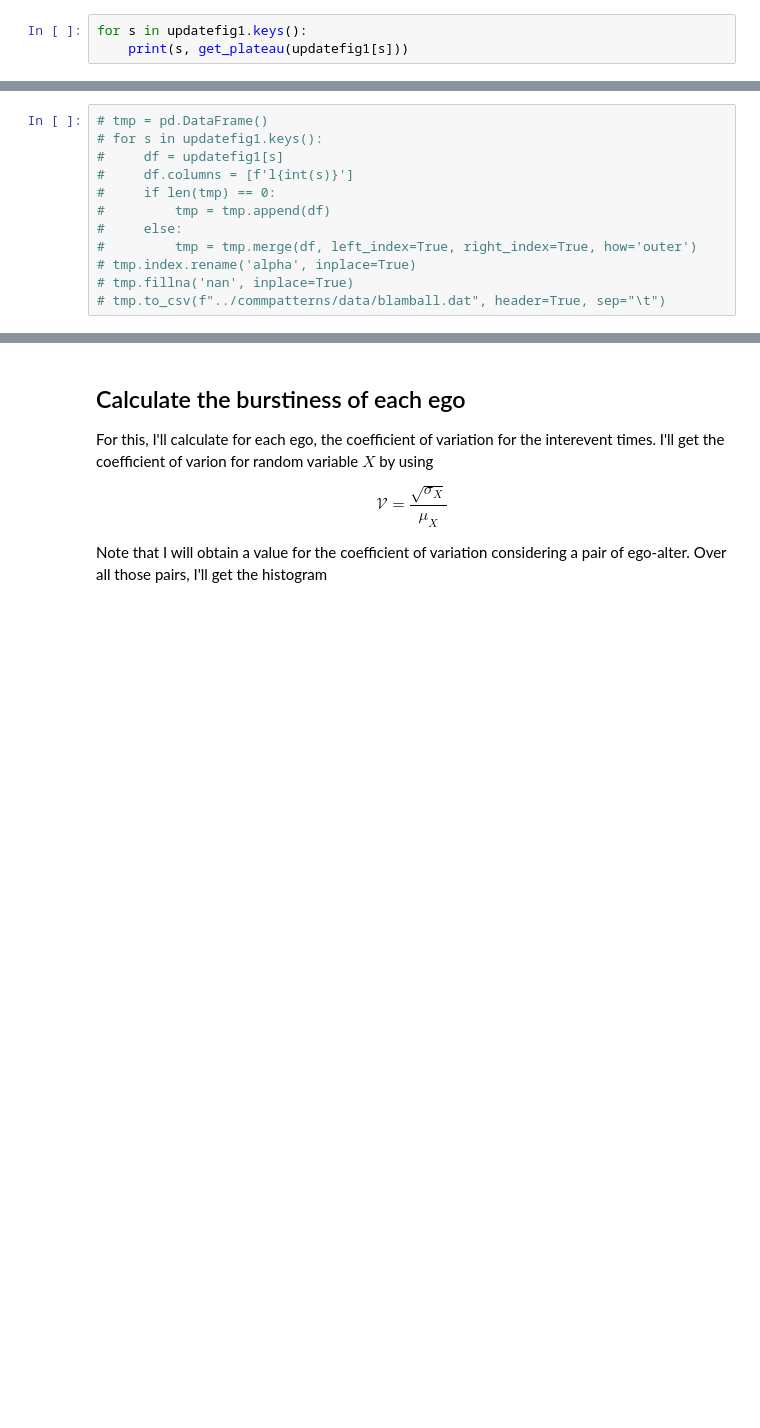
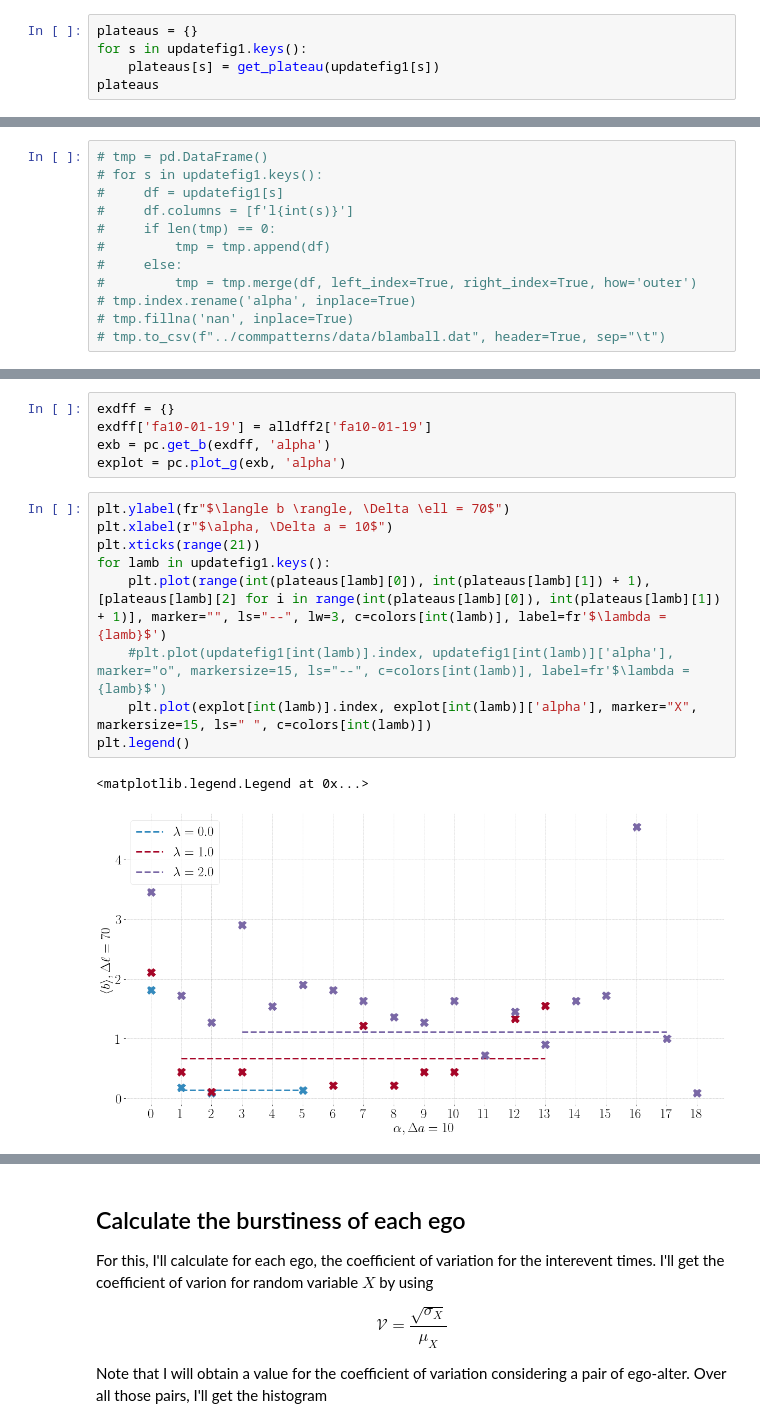
Before and after one commit to nitnelav27/comm_patterns, a Jupyter notebook: 202106.ipynb, the cells around one changed output, grey strips where cells are left out. Drawn from its saved outputs; the diff is of its cells as text; blank space fills up the shorter version.

```diff
--- a/202106.ipynb
+++ b/202106.ipynb
@@ -784,6 +784,8 @@ def get_plateau(series, allowed=0.5):
             newdf = tmp
     return (xlow, xhigh, np.mean(newdf['alpha']))
 # %%
+plateaus = {}
 for s in updatefig1.keys():
-    print(s, get_plateau(updatefig1[s]))
+    plateaus[s] = get_plateau(updatefig1[s])
+plateaus
 # %% [output]
@@ -804,0 +811,17 @@ for s in updatefig1.keys():
+# %%
+exdff = {}
+exdff['fa10-01-19'] = alldff2['fa10-01-19']
+exb = pc.get_b(exdff, 'alpha')
+explot = pc.plot_g(exb, 'alpha')
+# %%
+plt.ylabel(fr"$\langle b \rangle, \Delta \ell = 70$")
+plt.xlabel(r"$\alpha, \Delta a = 10$")
+plt.xticks(range(21))
+for lamb in updatefig1.keys():
+    plt.plot(range(int(plateaus[lamb][0]), int(plateaus[lamb][1]) + 1), [plateaus[lamb][2] for i in range(int(plateaus[lamb][0]), int(plateaus[lamb][1]) + 1)], marker="", ls="--", lw=3, c=colors[int(lamb)], label=fr'$\lambda = {lamb}$')
+    #plt.plot(updatefig1[int(lamb)].index, updatefig1[int(lamb)]['alpha'], marker="o", markersize=15, ls="--", c=colors[int(lamb)], label=fr'$\lambda = {lamb}$')
+    plt.plot(explot[int(lamb)].index, explot[int(lamb)]['alpha'], marker="X", markersize=15, ls=" ", c=colors[int(lamb)])
+plt.legend()
+# %% [output]
+<matplotlib.legend.Legend at 0x...>
+[figure, added]
```
Also changed, not shown: parts of 35 cells of this notebook, 3 other files.
